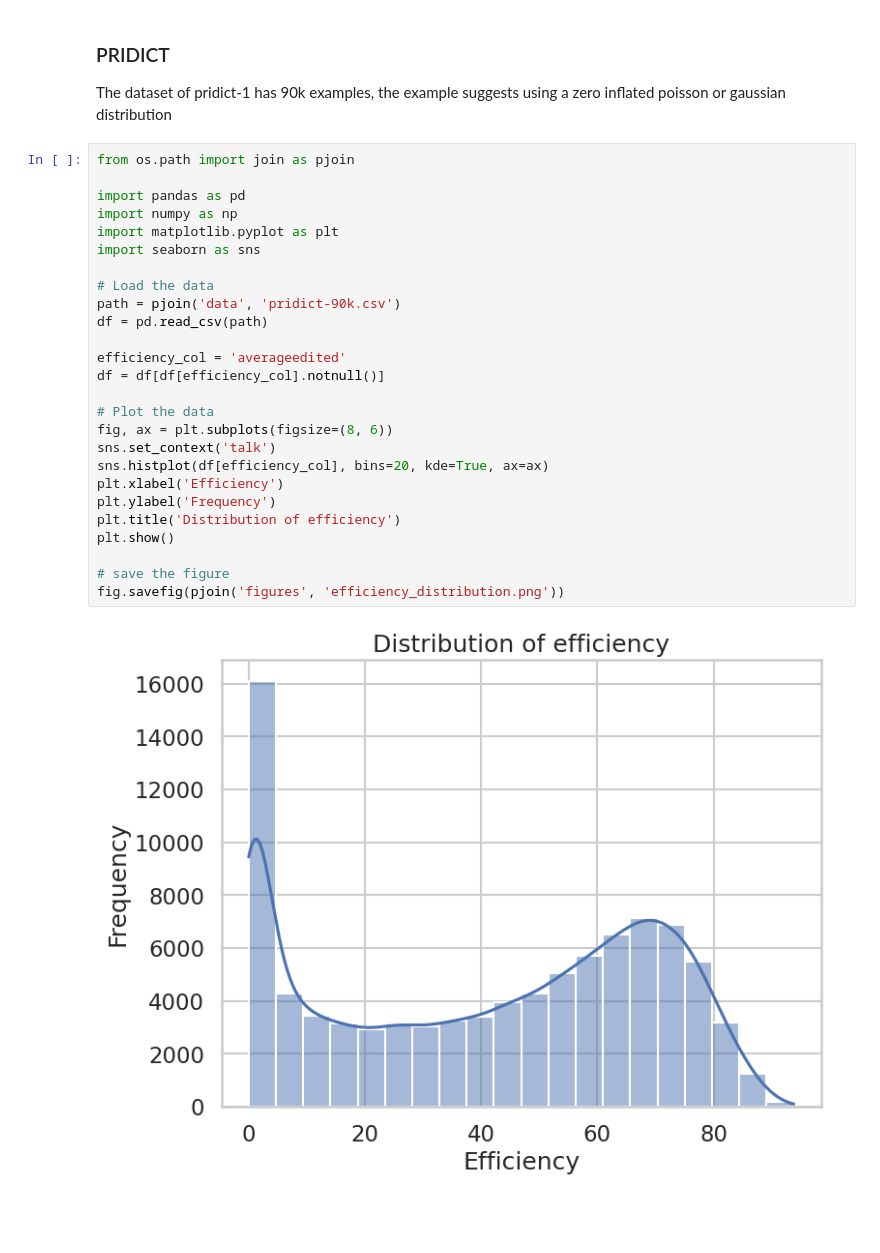
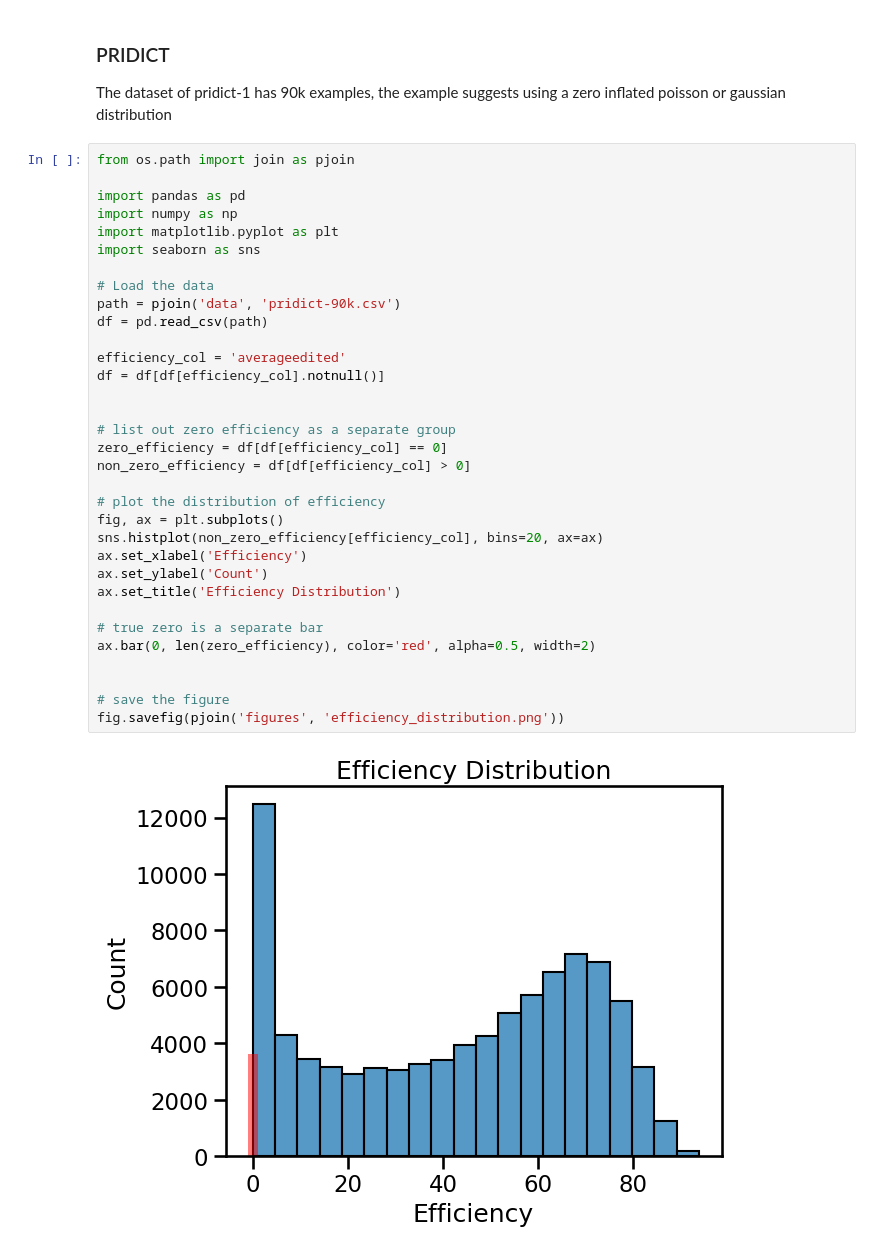
Before and after one commit to PeihengLu/PEOff, a Jupyter notebook: analysis.ipynb, the cells around one changed output. Drawn from its saved outputs; the diff is of its cells as text; blank space fills up the shorter version.

```diff
--- a/analysis.ipynb
+++ b/analysis.ipynb
@@ -7,28 +7,35 @@ The dataset of pridict-1 has 90k examples, the example suggests using a zero inf
 # %%
 from os.path import join as pjoin
 
 import pandas as pd
 import numpy as np
 import matplotlib.pyplot as plt
 import seaborn as sns
 
 # Load the data
 path = pjoin('data', 'pridict-90k.csv')
 df = pd.read_csv(path)
 
 efficiency_col = 'averageedited'
 df = df[df[efficiency_col].notnull()]
 
-# Plot the data
-fig, ax = plt.subplots(figsize=(8, 6))
-sns.set_context('talk')
-sns.histplot(df[efficiency_col], bins=20, kde=True, ax=ax)
-plt.xlabel('Efficiency')
-plt.ylabel('Frequency')
-plt.title('Distribution of efficiency')
-plt.show()
+
+# list out zero efficiency as a separate group
+zero_efficiency = df[df[efficiency_col] == 0]
+non_zero_efficiency = df[df[efficiency_col] > 0]
+
+# plot the distribution of efficiency
+fig, ax = plt.subplots()
+sns.histplot(non_zero_efficiency[efficiency_col], bins=20, ax=ax)
+ax.set_xlabel('Efficiency')
+ax.set_ylabel('Count')
+ax.set_title('Efficiency Distribution')
+
+# true zero is a separate bar
+ax.bar(0, len(zero_efficiency), color='red', alpha=0.5, width=2)
+
 
 # save the figure
 fig.savefig(pjoin('figures', 'efficiency_distribution.png'))
 # %% [output]
-[figure, old version]
+[figure, new version]
```
Also changed, not shown: parts of 2 cells of this notebook, 7 other files.
